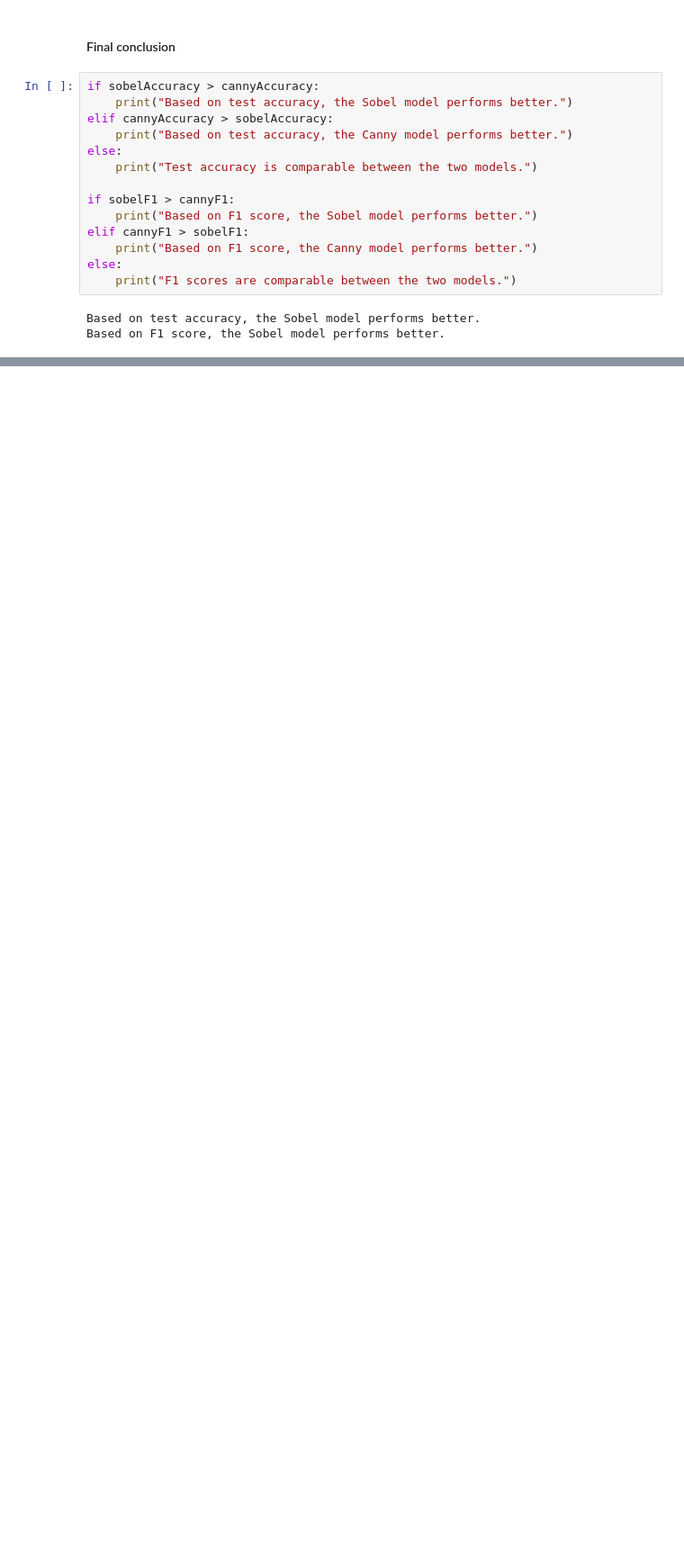
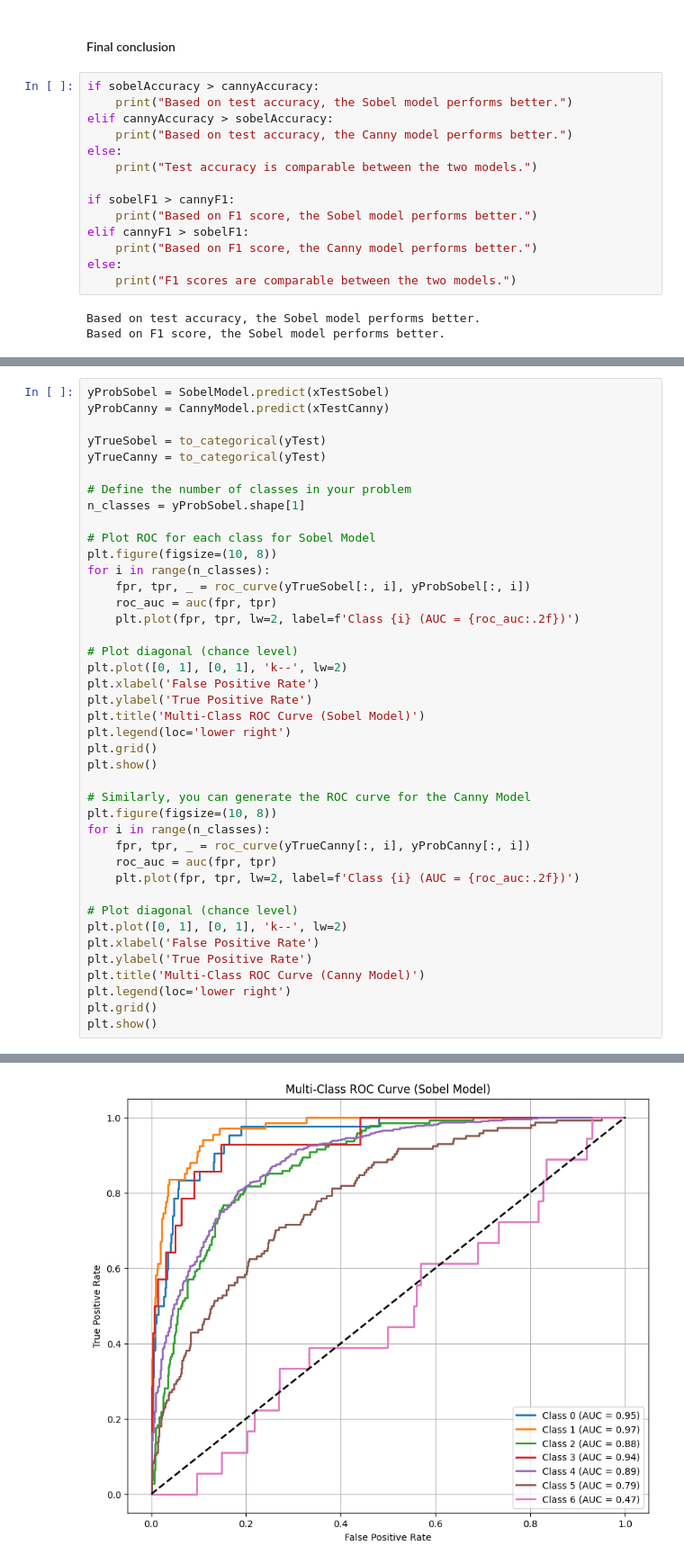
Before and after one commit to danieladams9/4442groupprog, a Jupyter notebook: CS4442 Group project.ipynb, the cells around one changed output, grey strips where cells are left out. Shown: that part at 90% size. Drawn from its saved outputs; the diff is of its cells as text; blank space fills up the shorter version.

Commit message:
Added ROC curves

```diff
--- a/CS4442 Group project.ipynb
+++ b/CS4442 Group project.ipynb
@@ -308,0 +315,42 @@ Based on F1 score, the Sobel model performs better.
+# %%
+yProbSobel = SobelModel.predict(xTestSobel)
+yProbCanny = CannyModel.predict(xTestCanny)
+
+yTrueSobel = to_categorical(yTest)
+yTrueCanny = to_categorical(yTest)
+
+# Define the number of classes in your problem
+n_classes = yProbSobel.shape[1]
+
+# Plot ROC for each class for Sobel Model
+plt.figure(figsize=(10, 8))
+for i in range(n_classes):
+    fpr, tpr, _ = roc_curve(yTrueSobel[:, i], yProbSobel[:, i])
+    roc_auc = auc(fpr, tpr)
+    plt.plot(fpr, tpr, lw=2, label=f'Class {i} (AUC = {roc_auc:.2f})')
+
+# Plot diagonal (chance level)
+plt.plot([0, 1], [0, 1], 'k--', lw=2)
+plt.xlabel('False Positive Rate')
+plt.ylabel('True Positive Rate')
+plt.title('Multi-Class ROC Curve (Sobel Model)')
+plt.legend(loc='lower right')
+plt.grid()
+plt.show()
+
+# Similarly, you can generate the ROC curve for the Canny Model
+plt.figure(figsize=(10, 8))
+for i in range(n_classes):
+    fpr, tpr, _ = roc_curve(yTrueCanny[:, i], yProbCanny[:, i])
+    roc_auc = auc(fpr, tpr)
+    plt.plot(fpr, tpr, lw=2, label=f'Class {i} (AUC = {roc_auc:.2f})')
+
+# Plot diagonal (chance level)
+plt.plot([0, 1], [0, 1], 'k--', lw=2)
+plt.xlabel('False Positive Rate')
+plt.ylabel('True Positive Rate')
+plt.title('Multi-Class ROC Curve (Canny Model)')
+plt.legend(loc='lower right')
+plt.grid()
+plt.show()
+# %% [output]
@@ -308,0 +359 @@ Based on F1 score, the Sobel model performs better.
+[figure, added]
```
Also changed, not shown: parts of 9 cells of this notebook.
